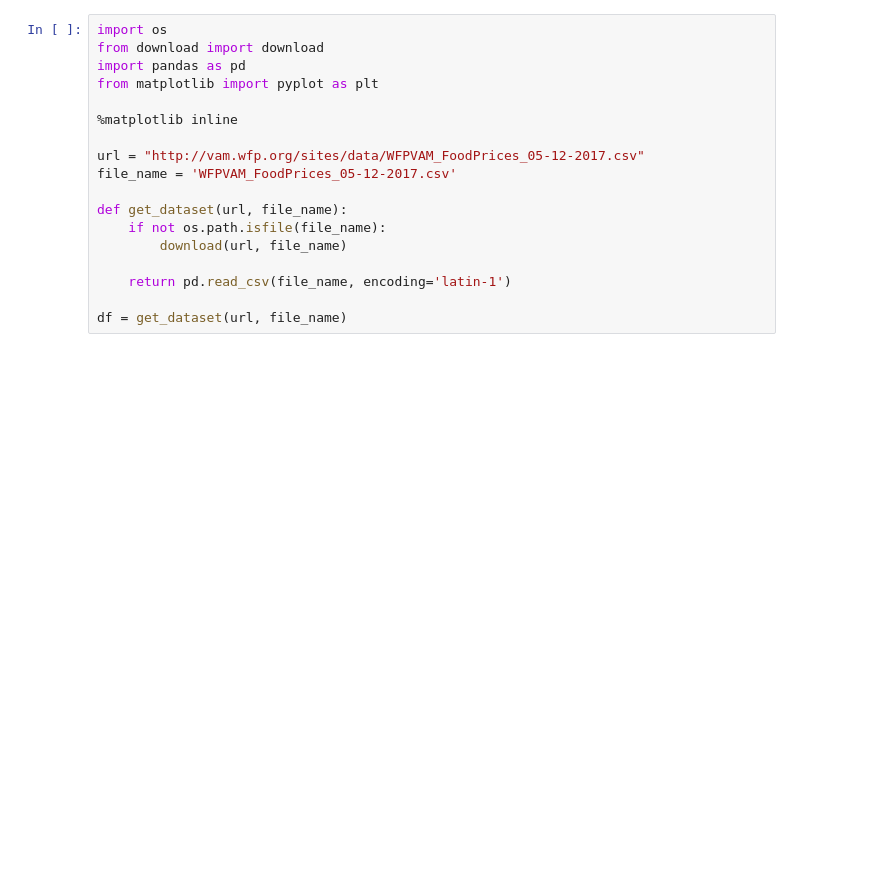
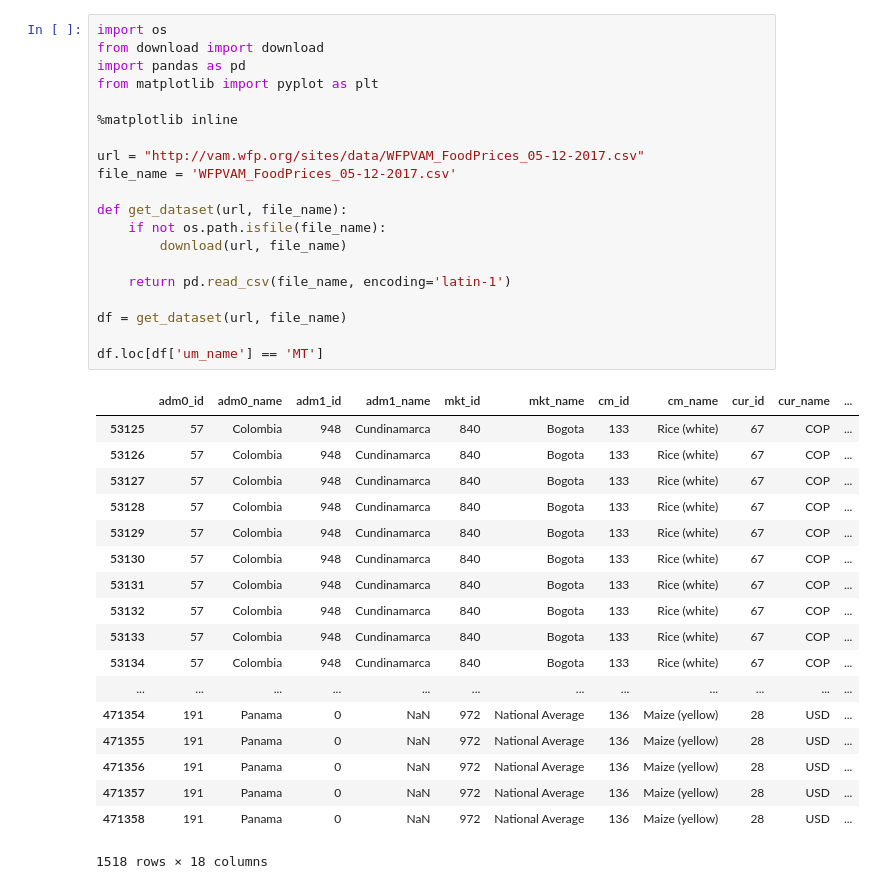
Before and after one commit to Spijkervet/global_food_prices, a Jupyter notebook: unit_normalizing.ipynb, the cells around one changed output. Drawn from its saved outputs; the diff is of its cells as text; blank space fills up the shorter version.

```diff
--- a/unit_normalizing.ipynb
+++ b/unit_normalizing.ipynb
@@ -1,21 +1,42 @@
 # %%
 import os
 from download import download
 import pandas as pd
 from matplotlib import pyplot as plt
 
 %matplotlib inline
 
 url = "http://vam.wfp.org/sites/data/WFPVAM_FoodPrices_05-12-2017.csv"
 file_name = 'WFPVAM_FoodPrices_05-12-2017.csv'
 
 def get_dataset(url, file_name):
     if not os.path.isfile(file_name):
         download(url, file_name)
 
     return pd.read_csv(file_name, encoding='latin-1')
 
 df = get_dataset(url, file_name)
+
+df.loc[df['um_name'] == 'MT']
+# %% [output]
+|  | adm0_id | adm0_name | adm1_id | adm1_name | mkt_id | mkt_name | cm_id | cm_name | cur_id | cur_name | ... |
+| 53125 | 57 | Colombia | 948 | Cundinamarca | 840 | Bogota | 133 | Rice (white) | 67 | COP | ... |
+| 53126 | 57 | Colombia | 948 | Cundinamarca | 840 | Bogota | 133 | Rice (white) | 67 | COP | ... |
+| 53127 | 57 | Colombia | 948 | Cundinamarca | 840 | Bogota | 133 | Rice (white) | 67 | COP | ... |
+| 53128 | 57 | Colombia | 948 | Cundinamarca | 840 | Bogota | 133 | Rice (white) | 67 | COP | ... |
+| 53129 | 57 | Colombia | 948 | Cundinamarca | 840 | Bogota | 133 | Rice (white) | 67 | COP | ... |
+| 53130 | 57 | Colombia | 948 | Cundinamarca | 840 | Bogota | 133 | Rice (white) | 67 | COP | ... |
+| 53131 | 57 | Colombia | 948 | Cundinamarca | 840 | Bogota | 133 | Rice (white) | 67 | COP | ... |
+| 53132 | 57 | Colombia | 948 | Cundinamarca | 840 | Bogota | 133 | Rice (white) | 67 | COP | ... |
+| 53133 | 57 | Colombia | 948 | Cundinamarca | 840 | Bogota | 133 | Rice (white) | 67 | COP | ... |
+| 53134 | 57 | Colombia | 948 | Cundinamarca | 840 | Bogota | 133 | Rice (white) | 67 | COP | ... |
+| ... | ... | ... | ... | ... | ... | ... | ... | ... | ... | ... | ... |
+| 471354 | 191 | Panama | 0 | NaN | 972 | National Average | 136 | Maize (yellow) | 28 | USD | ... |
+| 471355 | 191 | Panama | 0 | NaN | 972 | National Average | 136 | Maize (yellow) | 28 | USD | ... |
+| 471356 | 191 | Panama | 0 | NaN | 972 | National Average | 136 | Maize (yellow) | 28 | USD | ... |
+| 471357 | 191 | Panama | 0 | NaN | 972 | National Average | 136 | Maize (yellow) | 28 | USD | ... |
+| 471358 | 191 | Panama | 0 | NaN | 972 | National Average | 136 | Maize (yellow) | 28 | USD | ... |
+1518 rows × 18 columns
 # %%
 #new = df.groupby("adm1_name")
 #new.describe()
```
Also changed, not shown: parts of 3 cells of this notebook.
